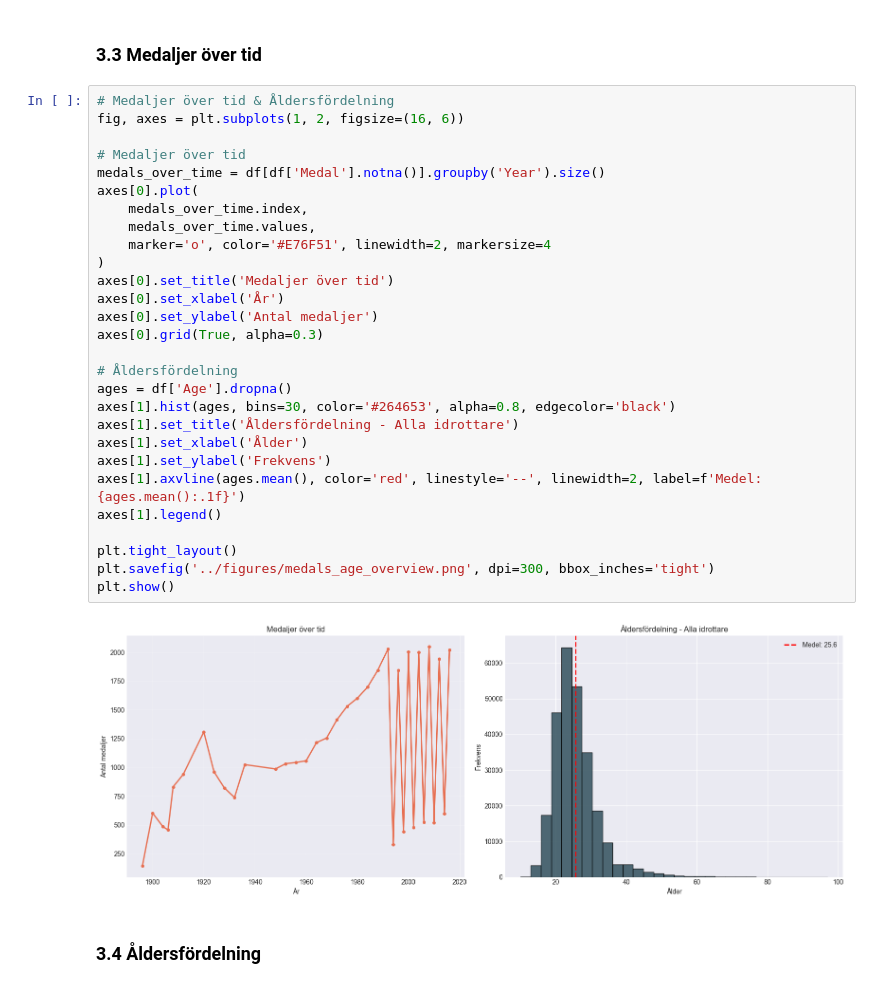
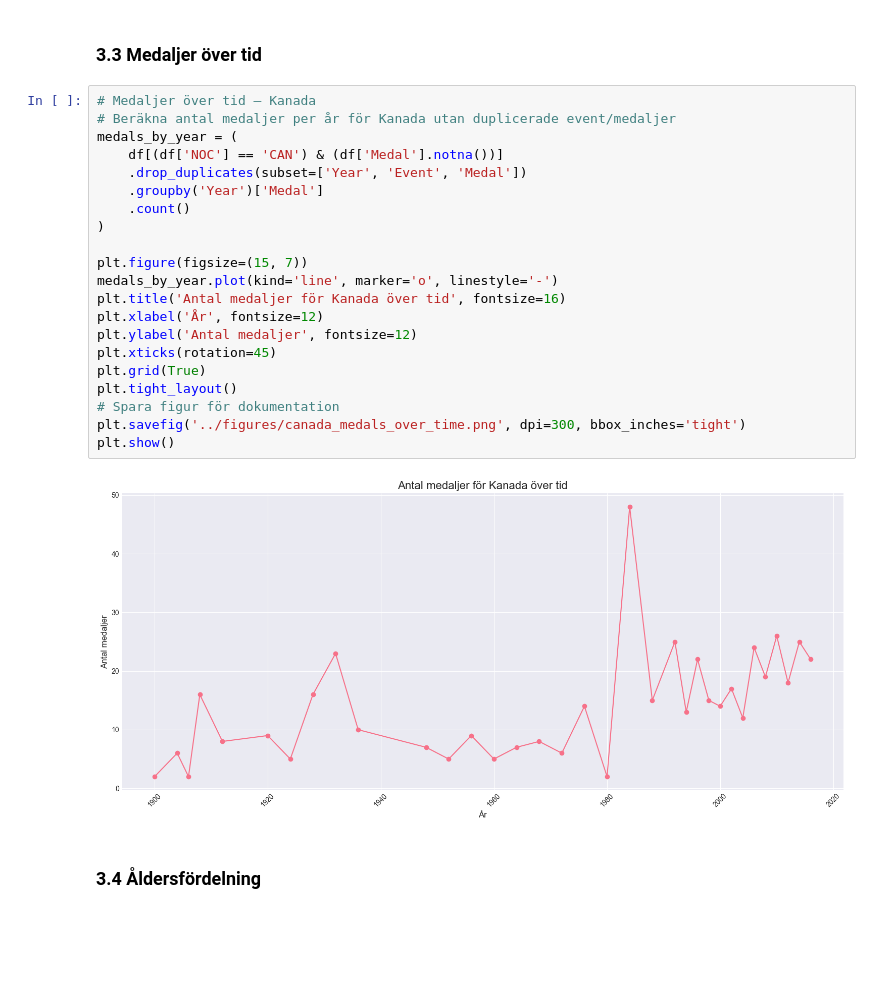
Before and after one commit to TahGue/projekt_os_kanada, a Jupyter notebook: notebooks/01_exploratory_analysis.ipynb, the cells around one changed output. Cells and saved outputs as stored; diff of their text form; blank space fills up the shorter version.

```diff
--- a/notebooks/01_exploratory_analysis.ipynb
+++ b/notebooks/01_exploratory_analysis.ipynb
@@ -225,36 +225,29 @@ plt.show()
 [figure]
 # %% [markdown]
 ### 3.3 Medaljer över tid
-# %%
-# Medaljer över tid & Åldersfördelning
-fig, axes = plt.subplots(1, 2, figsize=(16, 6))
-
-# Medaljer över tid
-medals_over_time = df[df['Medal'].notna()].groupby('Year').size()
-axes[0].plot(
-    medals_over_time.index,
-    medals_over_time.values,
-    marker='o', color='#E76F51', linewidth=2, markersize=4
-)
-axes[0].set_title('Medaljer över tid')
-axes[0].set_xlabel('År')
-axes[0].set_ylabel('Antal medaljer')
-axes[0].grid(True, alpha=0.3)
-
-# Åldersfördelning
-ages = df['Age'].dropna()
-axes[1].hist(ages, bins=30, color='#264653', alpha=0.8, edgecolor='black')
-axes[1].set_title('Åldersfördelning - Alla idrottare')
-axes[1].set_xlabel('Ålder')
-axes[1].set_ylabel('Frekvens')
-axes[1].axvline(ages.mean(), color='red', linestyle='--', linewidth=2, label=f'Medel: {ages.mean():.1f}')
-axes[1].legend()
-
-plt.tight_layout()
-plt.savefig('../figures/medals_age_overview.png', dpi=300, bbox_inches='tight')
-plt.show()
-# %% [output]
-[figure, removed]
+# %%
+# Medaljer över tid — Kanada
+# Beräkna antal medaljer per år för Kanada utan duplicerade event/medaljer
+medals_by_year = (
+    df[(df['NOC'] == 'CAN') & (df['Medal'].notna())]
+    .drop_duplicates(subset=['Year', 'Event', 'Medal'])
+    .groupby('Year')['Medal']
+    .count()
+)
+
+plt.figure(figsize=(15, 7))
+medals_by_year.plot(kind='line', marker='o', linestyle='-')
+plt.title('Antal medaljer för Kanada över tid', fontsize=16)
+plt.xlabel('År', fontsize=12)
+plt.ylabel('Antal medaljer', fontsize=12)
+plt.xticks(rotation=45)
+plt.grid(True)
+plt.tight_layout()
+# Spara figur för dokumentation
+plt.savefig('../figures/canada_medals_over_time.png', dpi=300, bbox_inches='tight')
+plt.show()
+# %% [output]
+[figure, added]
 # %% [markdown]
 ### 3.4 Åldersfördelning
 # %% [markdown]
```
Also changed, not shown: parts of 2 cells of this notebook.
